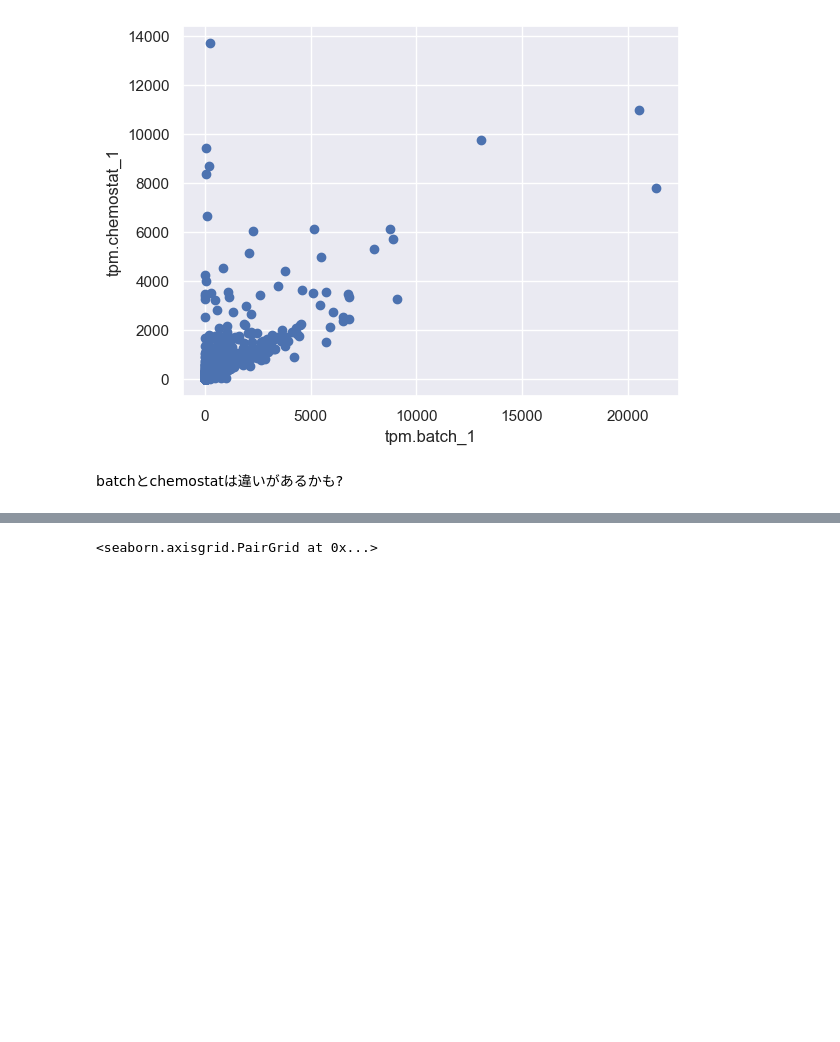
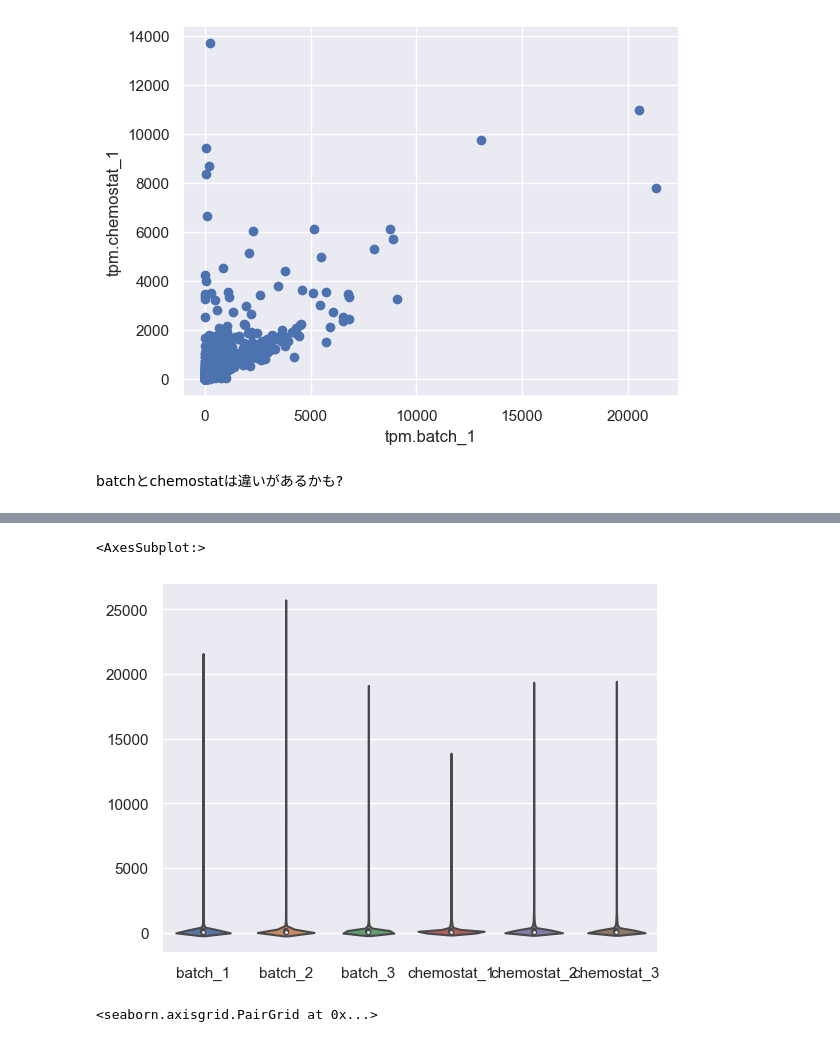
Before and after one commit to genome-sci/python_bioinfo_2022, a Jupyter notebook: 6/StatisticalHypothesisTesting2022.ipynb, the cells around one changed output, grey strips where cells are left out. Saved outputs shown, nothing was run; the diff lists cells and outputs as text; code cells hidden in the pictures; blank space fills up the shorter version.

```diff
--- a/6/StatisticalHypothesisTesting2022.ipynb
+++ b/6/StatisticalHypothesisTesting2022.ipynb
@@ -265,3 +260,8 @@ batchとchemostatは違いがあるかも?
+# %%
+sns.violinplot(tpm)
+# %% [output]
+<AxesSubplot:>
+[figure, added]
 # %%
 # 全組み合わせの散布図を表示
 sns.pairplot(tpm)
```
Also changed, not shown: parts of 6 cells of this notebook.
